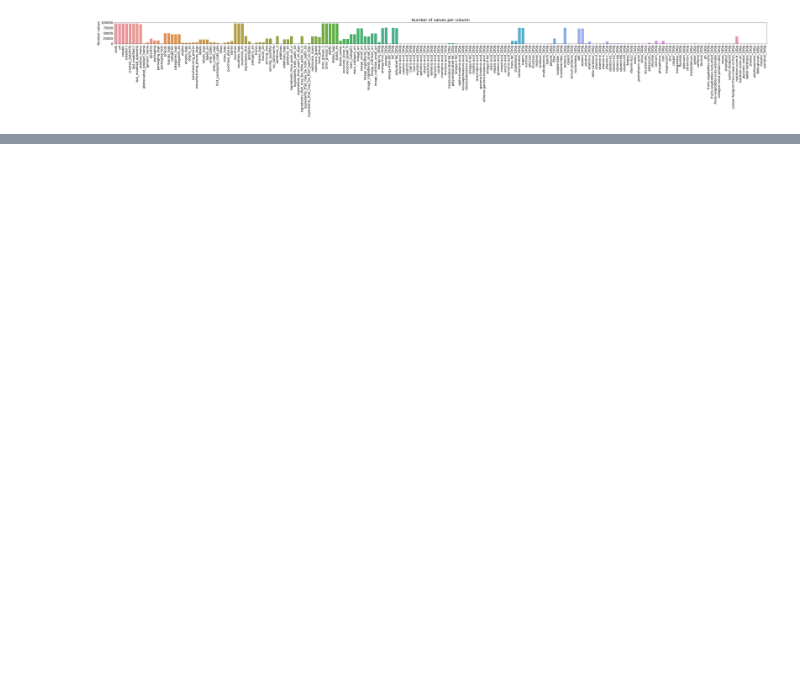
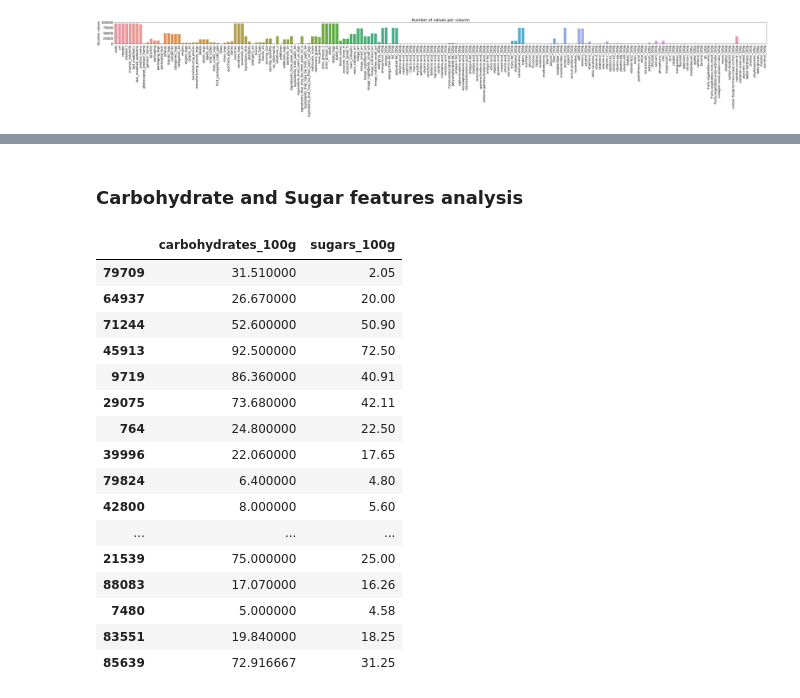
Before and after one commit to curiousmindflow/oc-ml-p2, a Jupyter notebook: preparation.ipynb, the cells around one changed output, grey strips where cells are left out. Saved outputs shown, nothing was run; the diff lists cells and outputs as text; code cells hidden in the pictures; blank space fills up the shorter version.

```diff
--- a/preparation.ipynb
+++ b/preparation.ipynb
@@ -171,0 +203,22 @@ dtype: object
+# %% [markdown]
+### Carbohydrate and Sugar features analysis
+# %%
+data[data["carbohydrates_100g"].notna() & data["sugars_100g"].notna()].iloc[0:20].loc[:,["carbohydrates_100g", "sugars_100g"]]
+# %% [output]
+|  | carbohydrates_100g | sugars_100g |
+| 79709 | 31.510000 | 2.05 |
+| 64937 | 26.670000 | 20.00 |
+| 71244 | 52.600000 | 50.90 |
+| 45913 | 92.500000 | 72.50 |
+| 9719 | 86.360000 | 40.91 |
+| 29075 | 73.680000 | 42.11 |
+| 764 | 24.800000 | 22.50 |
+| 39996 | 22.060000 | 17.65 |
+| 79824 | 6.400000 | 4.80 |
+| 42800 | 8.000000 | 5.60 |
+| ... | ... | ... |
+| 21539 | 75.000000 | 25.00 |
+| 88083 | 17.070000 | 16.26 |
+| 7480 | 5.000000 | 4.58 |
+| 83551 | 19.840000 | 18.25 |
+| 85639 | 72.916667 | 31.25 |
```
Also changed, not shown: parts of 37 cells of this notebook, 1 other file.
